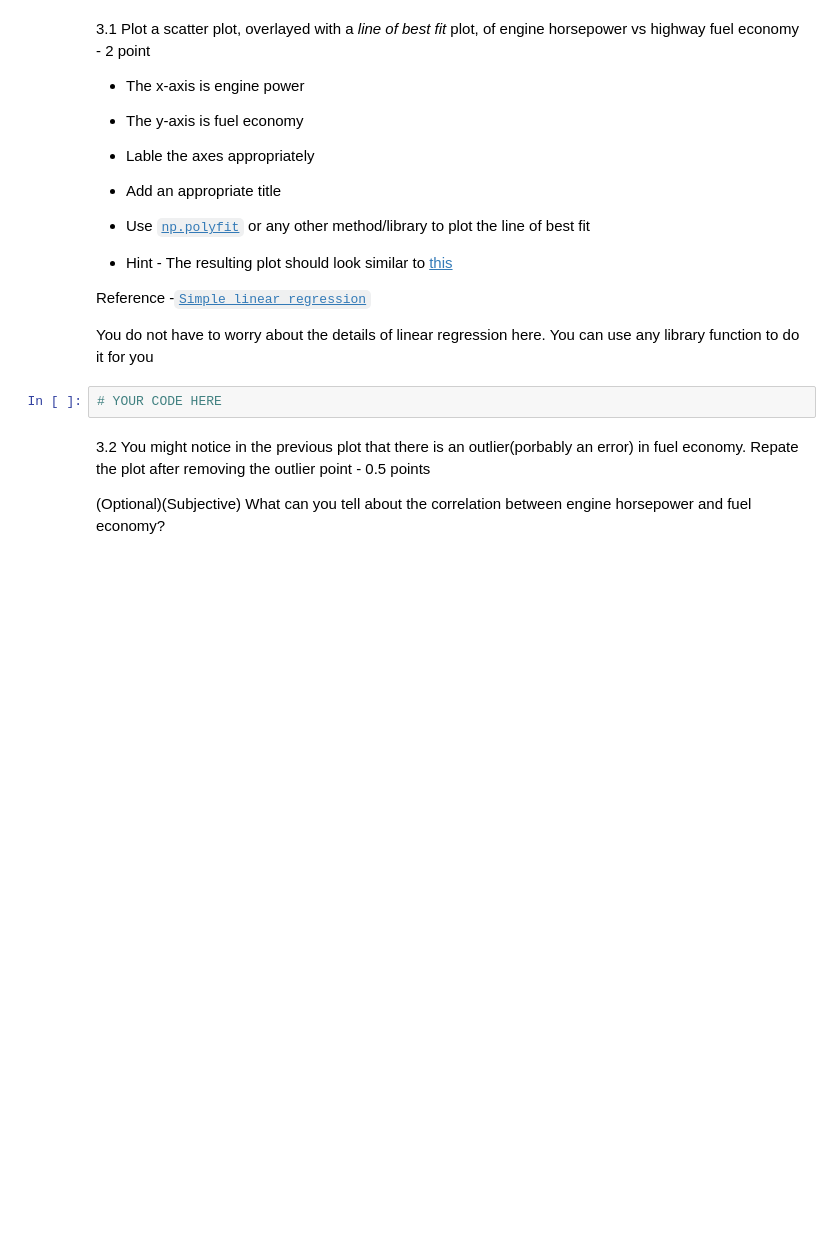
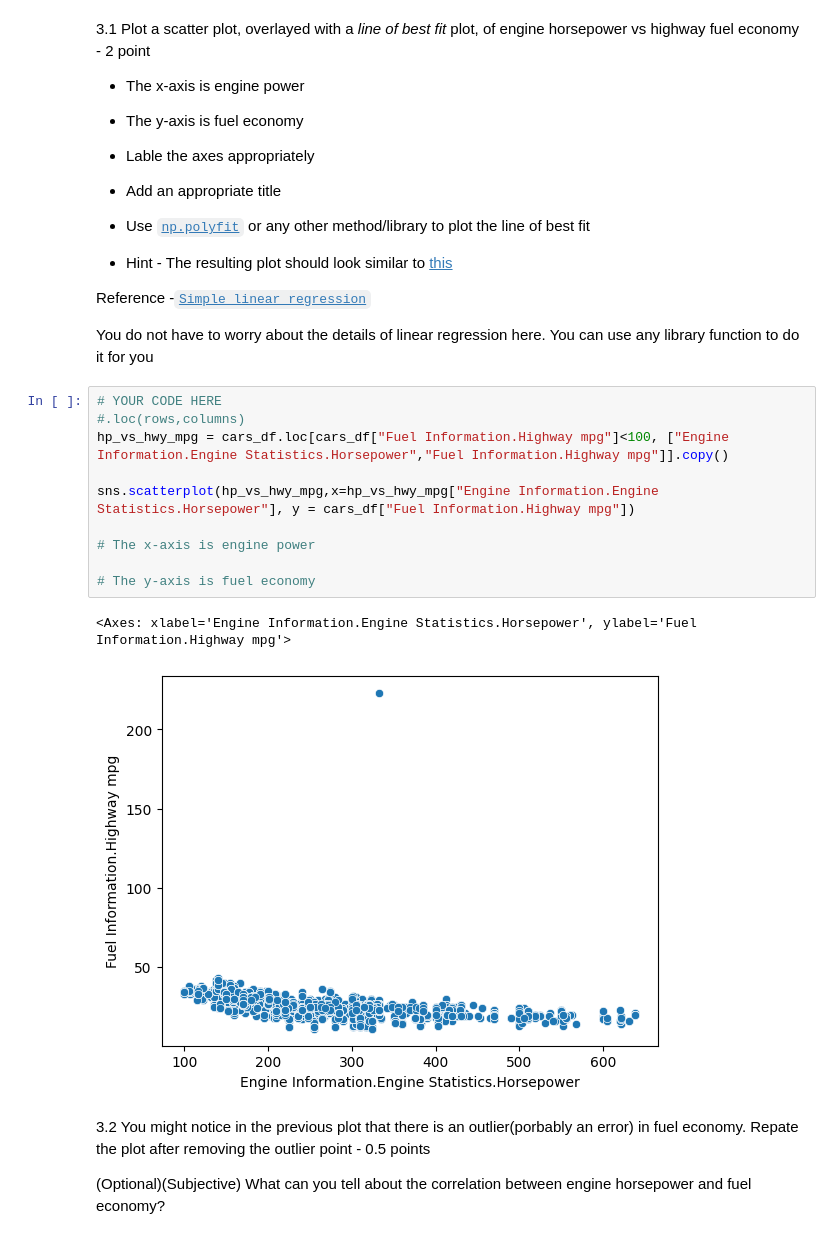
Before and after one commit to kiah-ucsd/DES200, a Jupyter notebook: HW3.ipynb, the cells around one changed output. Saved outputs shown, nothing was run; the diff lists cells and outputs as text; blank space fills up the shorter version.

```diff
--- a/HW3.ipynb
+++ b/HW3.ipynb
@@ -307,8 +278,19 @@ plt.setp(plt.gca().lines, color='black', linewidth=2)
 Reference  -[`Simple linear regression`](https://en.wikipedia.org/wiki/Simple_linear_regression)
 
 You do not have to worry about the details of linear regression here. You can use any library function to do it for you
-# %%
-# YOUR CODE HERE
+# %%
+# YOUR CODE HERE
+#.loc(rows,columns)
+hp_vs_hwy_mpg = cars_df.loc[cars_df["Fuel Information.Highway mpg"]<100, ["Engine Information.Engine Statistics.Horsepower","Fuel Information.Highway mpg"]].copy()
+
+sns.scatterplot(hp_vs_hwy_mpg,x=hp_vs_hwy_mpg["Engine Information.Engine Statistics.Horsepower"], y = cars_df["Fuel Information.Highway mpg"])
+
+# The x-axis is engine power
+
+# The y-axis is fuel economy
+# %% [output]
+<Axes: xlabel='Engine Information.Engine Statistics.Horsepower', ylabel='Fuel Information.Highway mpg'>
+[figure, added]
 # %% [markdown]
 3.2 You might notice in the previous plot that there is an outlier(porbably an error) in fuel economy. Repate the plot after removing the outlier point - 0.5 points
 
```
Also changed, not shown: parts of 5 cells of this notebook.
